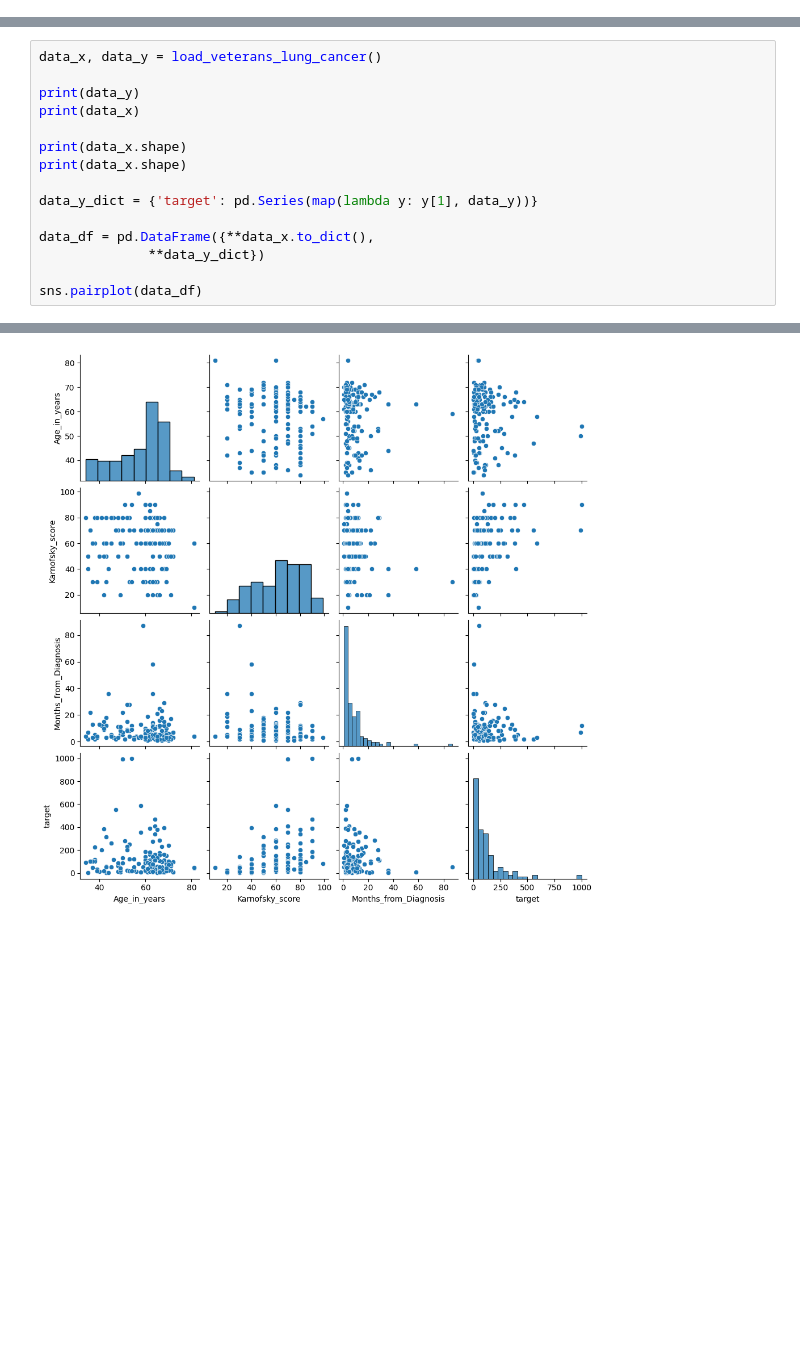
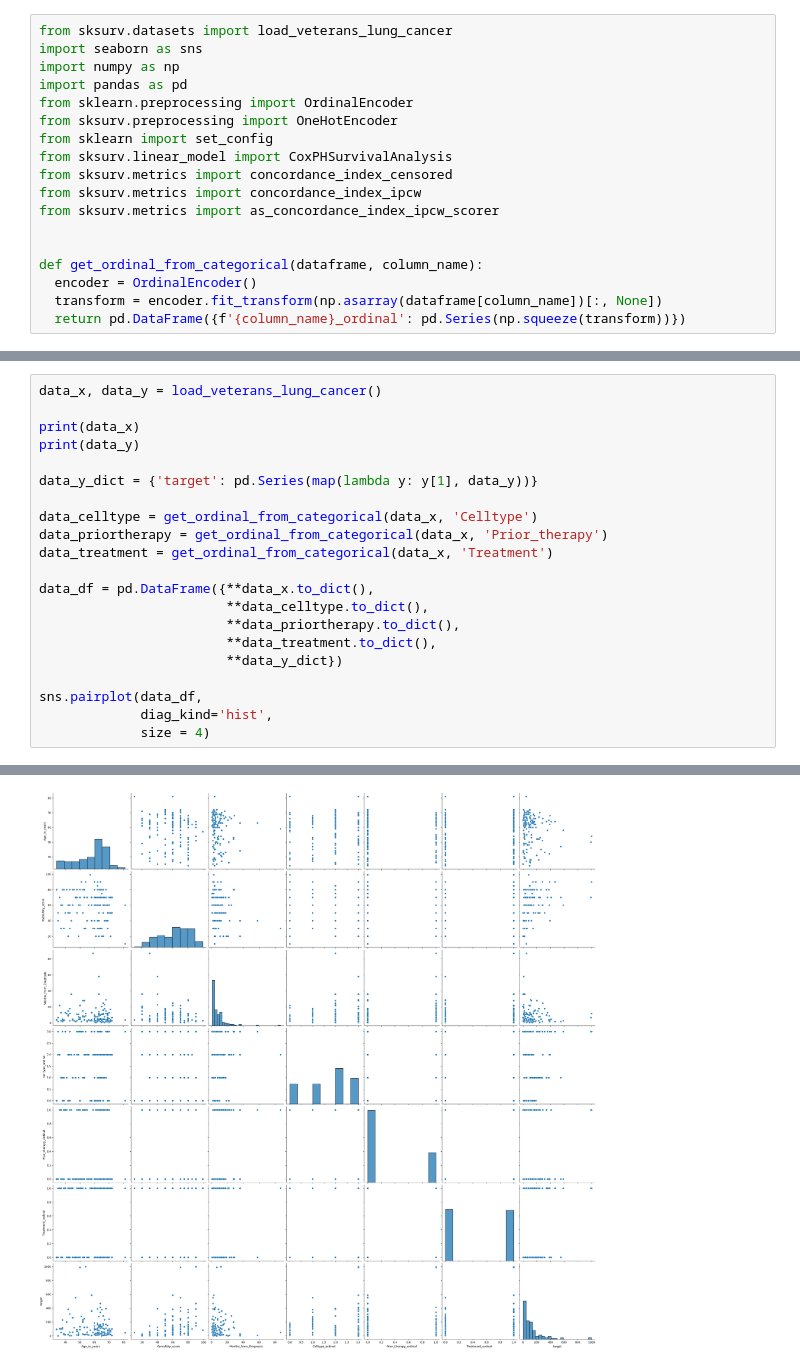
Before and after one commit to matteo4diani/federated-survival-analysis-experiments, a Jupyter notebook: federated_survival_analysis.ipynb, the cells around one changed output, grey strips where cells are left out. Drawn from its saved outputs; the diff is of its cells as text; blank space fills up the shorter version.

```diff
--- a/federated_survival_analysis.ipynb
+++ b/federated_survival_analysis.ipynb
@@ -43,0 +43,18 @@ import pandas as pd
+# %%
+from sksurv.datasets import load_veterans_lung_cancer
+import seaborn as sns
+import numpy as np
+import pandas as pd
+from sklearn.preprocessing import OrdinalEncoder
+from sksurv.preprocessing import OneHotEncoder
+from sklearn import set_config
+from sksurv.linear_model import CoxPHSurvivalAnalysis
+from sksurv.metrics import concordance_index_censored
+from sksurv.metrics import concordance_index_ipcw
+from sksurv.metrics import as_concordance_index_ipcw_scorer
+
+
+def get_ordinal_from_categorical(dataframe, column_name):
+  encoder = OrdinalEncoder()
+  transform = encoder.fit_transform(np.asarray(dataframe[column_name])[:, None])
+  return pd.DataFrame({f'{column_name}_ordinal': pd.Series(np.squeeze(transform))})
@@ -44,16 +63,22 @@ import pandas as pd
 # %%
 data_x, data_y = load_veterans_lung_cancer()
 
+print(data_x)
 print(data_y)
-print(data_x)
-
-print(data_x.shape)
-print(data_x.shape)
 
 data_y_dict = {'target': pd.Series(map(lambda y: y[1], data_y))}
 
+data_celltype = get_ordinal_from_categorical(data_x, 'Celltype')
+data_priortherapy = get_ordinal_from_categorical(data_x, 'Prior_therapy')
+data_treatment = get_ordinal_from_categorical(data_x, 'Treatment')
+
 data_df = pd.DataFrame({**data_x.to_dict(),
-              **data_y_dict})
+                        **data_celltype.to_dict(),
+                        **data_priortherapy.to_dict(),
+                        **data_treatment.to_dict(),
+                        **data_y_dict})
 
-sns.pairplot(data_df)
+sns.pairplot(data_df,
+             diag_kind='hist',
+             size = 4)
 # %% [output]
@@ -77,2 +102,2 @@ sns.pairplot(data_df)
 <seaborn.axisgrid.PairGrid at 0x...>
-[figure, old version]
+[figure, new version]
```
Also changed, not shown: parts of 18 cells of this notebook.
